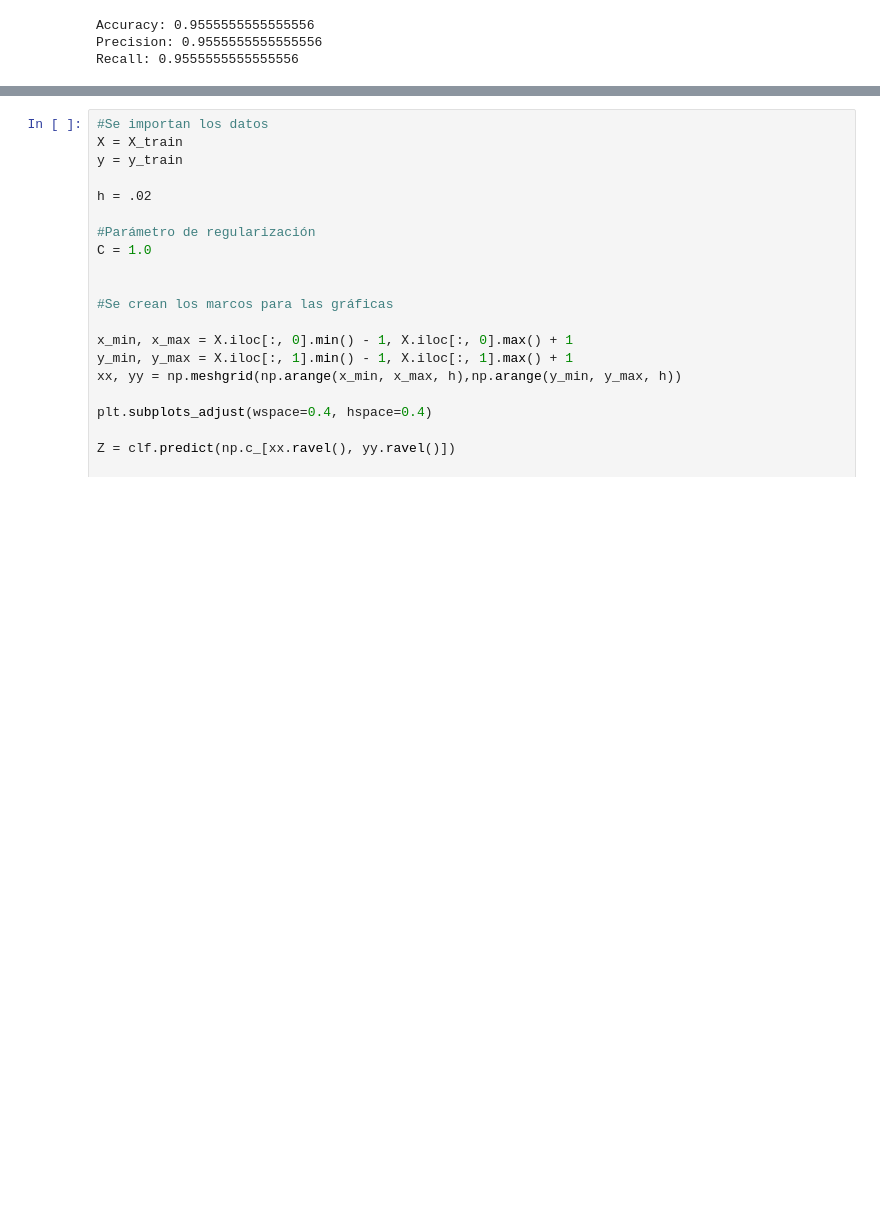
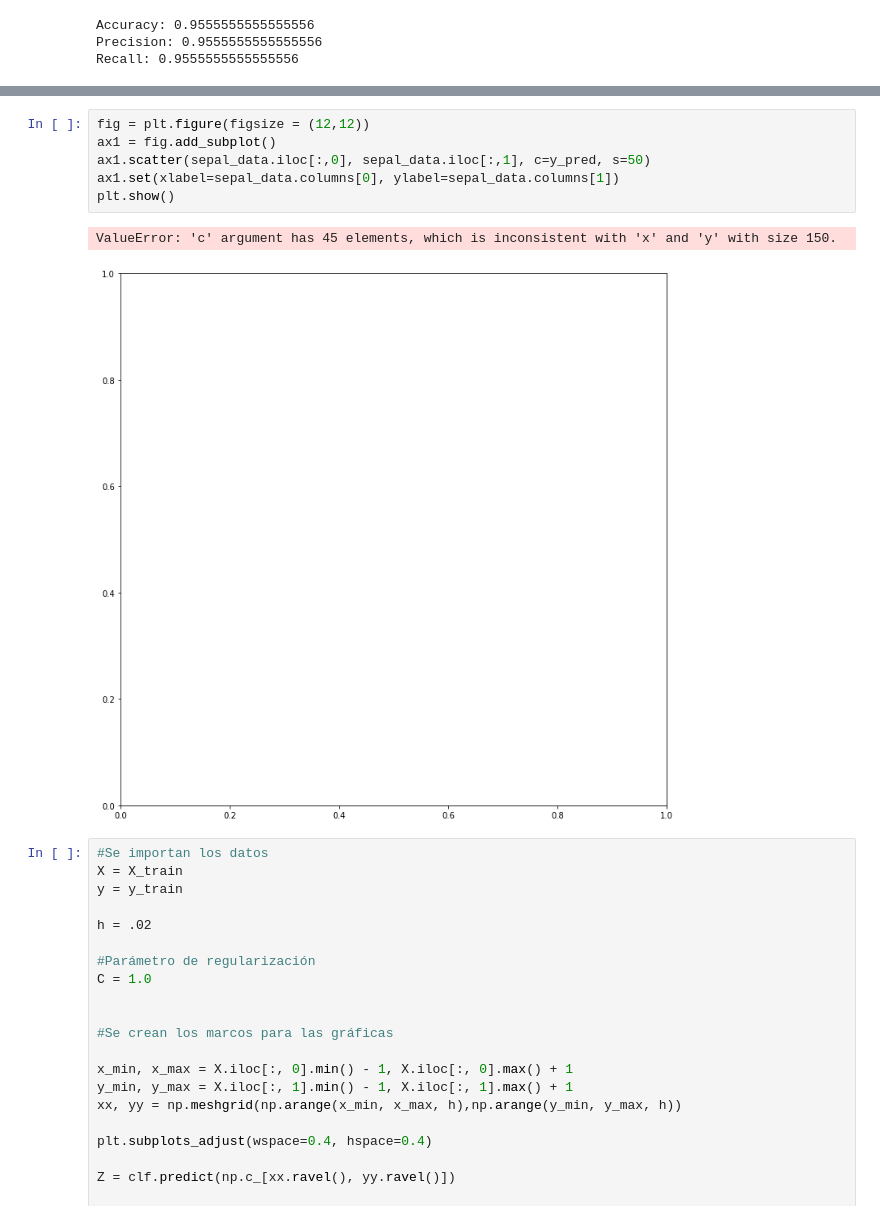
Before and after one commit to LucilaAllende/DSS-2020, a Jupyter notebook: tp6/Clasificacion/Punto 2/Clasificación Iris.ipynb, the cells around one changed output, grey strips where cells are left out. Cells and saved outputs as stored; diff of their text form; blank space fills up the shorter version.

```diff
--- a/tp6/Clasificacion/Punto 2/Clasificación Iris.ipynb
+++ b/tp6/Clasificacion/Punto 2/Clasificación Iris.ipynb
@@ -57,3 +150,12 @@ Recall: 0.9555555555555556
+# %%
+fig = plt.figure(figsize = (12,12))
+ax1 = fig.add_subplot()
+ax1.scatter(sepal_data.iloc[:,0], sepal_data.iloc[:,1], c=y_pred, s=50)
+ax1.set(xlabel=sepal_data.columns[0], ylabel=sepal_data.columns[1])
+plt.show()
+# %% [output]
+ValueError: 'c' argument has 45 elements, which is inconsistent with 'x' and 'y' with size 150.
+[figure, added]
 # %%
 #Se importan los datos
 X = X_train
```
Also changed, not shown: parts of 12 cells of this notebook, 1 other file.
